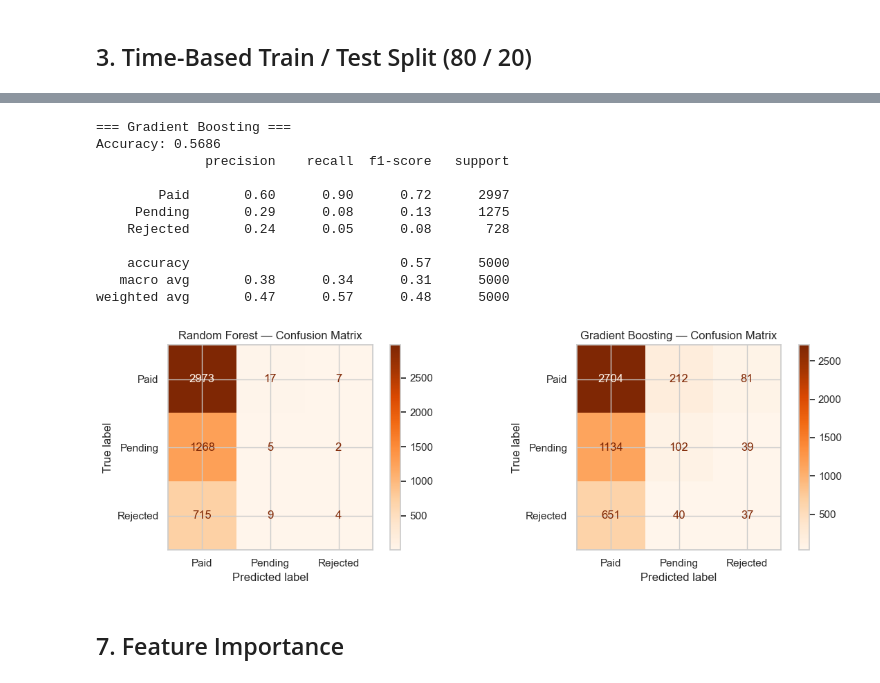
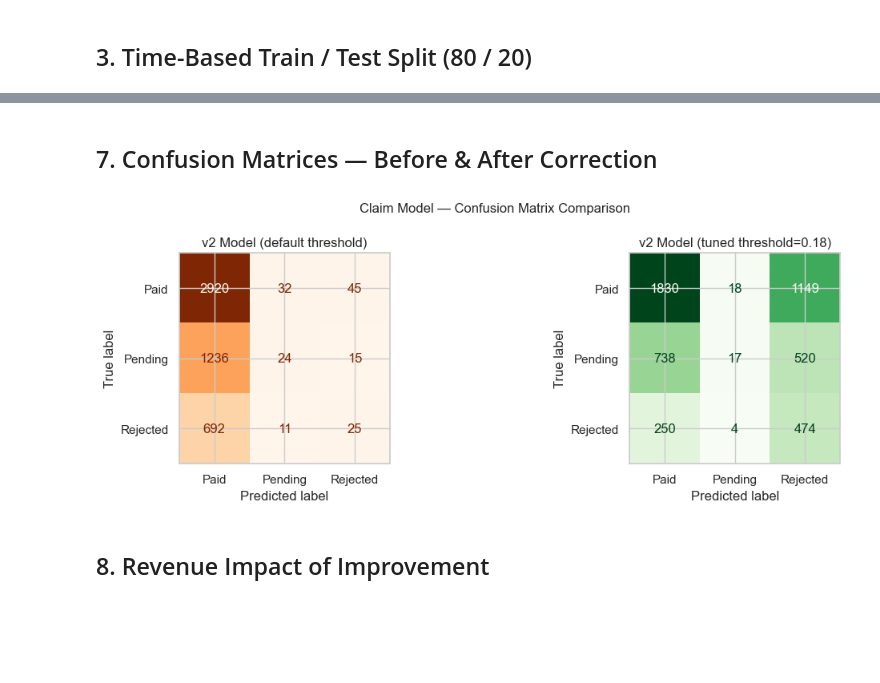
Before and after one commit to ssadarsh13/capstone_project, a Jupyter notebook: Phase3_Modeling/03_claim_model.ipynb, the cells around one changed output, grey strips where cells are left out. Saved outputs shown, nothing was run; the diff lists cells and outputs as text; code cells hidden in the pictures; blank space fills up the shorter version.

```diff
--- a/Phase3_Modeling/03_claim_model.ipynb
+++ b/Phase3_Modeling/03_claim_model.ipynb
@@ -132,17 +108,19 @@ Feature matrix: (25000, 16)
 # %% [markdown]
 ## 3. Time-Based Train / Test Split (80 / 20)
 # %%
+X = df_model[ALL_FEATURES]
+y = df_model['claim_label']
+dates = df_model['visit_date']
+
 split_idx = int(len(df_model) * 0.80)
 split_date = dates.iloc[split_idx]
 
-X_train, X_test = X.iloc[:split_idx], X.iloc[split_idx:]
-y_train, y_test = y.iloc[:split_idx], y.iloc[split_idx:]
+X_train, X_test = X.iloc[:split_idx].copy(), X.iloc[split_idx:].copy()
+y_train, y_test = y.iloc[:split_idx].copy(), y.iloc[split_idx:].copy()
 
-print(f'Split date   : {split_date.date()}')
-print(f'Train size   : {len(X_train):,}  ({len(X_train)/len(X)*100:.1f}%)')
-print(f'Test size    : {len(X_test):,}  ({len(X_test)/len(X)*100:.1f}%)')
-print('\nTrain class dist (%):')
-print((y_train.value_counts(normalize=True)*100).round(1))
-print('\nTest class dist (%):')
-print((y_test.value_counts(normalize=True)*100).round(1))
+print(f'Split date : {split_date.date()}')
+print(f'Train      : {len(X_train):,}  |  Test: {len(X_test):,}')
+print('\nClass distribution (train):')
+for cls, cnt in zip(claim_le.classes_, np.bincount(y_train)):
+    print(f'  {cls}: {cnt} ({cnt/len(y_train)*100:.1f}%)')
 # %% [output]
@@ -253,38 +280,26 @@ weighted avg       0.45      0.60      0.45      5000
-# %%
-gb = GradientBoostingClassifier(n_estimators=200, learning_rate=0.05, max_depth=4, random_state=42)
-gb.fit(X_train, y_train)
-y_pred_gb = gb.predict(X_test)
-
-print('=== Gradient Boosting ===')
-print(f'Accuracy: {accuracy_score(y_test, y_pred_gb):.4f}')
-print(classification_report(y_test, y_pred_gb, target_names=claim_le.classes_))
-# %% [output]
-=== Gradient Boosting ===
-Accuracy: 0.5686
-              precision    recall  f1-score   support
-
-        Paid       0.60      0.90      0.72      2997
-     Pending       0.29      0.08      0.13      1275
-    Rejected       0.24      0.05      0.08       728
-
-    accuracy                           0.57      5000
-   macro avg       0.38      0.34      0.31      5000
-weighted avg       0.47      0.57      0.48      5000
+# %% [markdown]
+## 7. Confusion Matrices — Before & After Correction
 # %%
 fig, axes = plt.subplots(1, 2, figsize=(12, 4))
-for ax, preds, title in zip(axes,
-                             [y_pred_rf, y_pred_gb],
-                             ['Random Forest', 'Gradient Boosting']):
-    ConfusionMatrixDisplay.from_predictions(
-        y_test, preds, display_labels=claim_le.classes_,
-        cmap='Oranges', ax=ax
-    )
-    ax.set_title(f'{title} — Confusion Matrix')
+
+ConfusionMatrixDisplay.from_predictions(
+    y_test, y_test_pred, display_labels=claim_le.classes_,
+    cmap='Oranges', ax=axes[0], colorbar=False
+)
+axes[0].set_title('v2 Model (default threshold)')
+
+ConfusionMatrixDisplay.from_predictions(
+    y_test, y_adjusted, display_labels=claim_le.classes_,
+    cmap='Greens', ax=axes[1], colorbar=False
+)
+axes[1].set_title(f'v2 Model (tuned threshold={opt_thresh:.2f})')
+
+plt.suptitle('Claim Model — Confusion Matrix Comparison', fontsize=12)
 plt.tight_layout()
-plt.savefig('models/claim_advanced_cm.png', dpi=120)
+plt.savefig('models/claim_cm_corrected.png', dpi=120)
 plt.show()
 # %% [output]
-[figure, old version]
+[figure, new version]
 # %% [markdown]
-## 7. Feature Importance
+## 8. Revenue Impact of Improvement
 # %%
```
Also changed, not shown: parts of 24 cells of this notebook, 28 other files.
